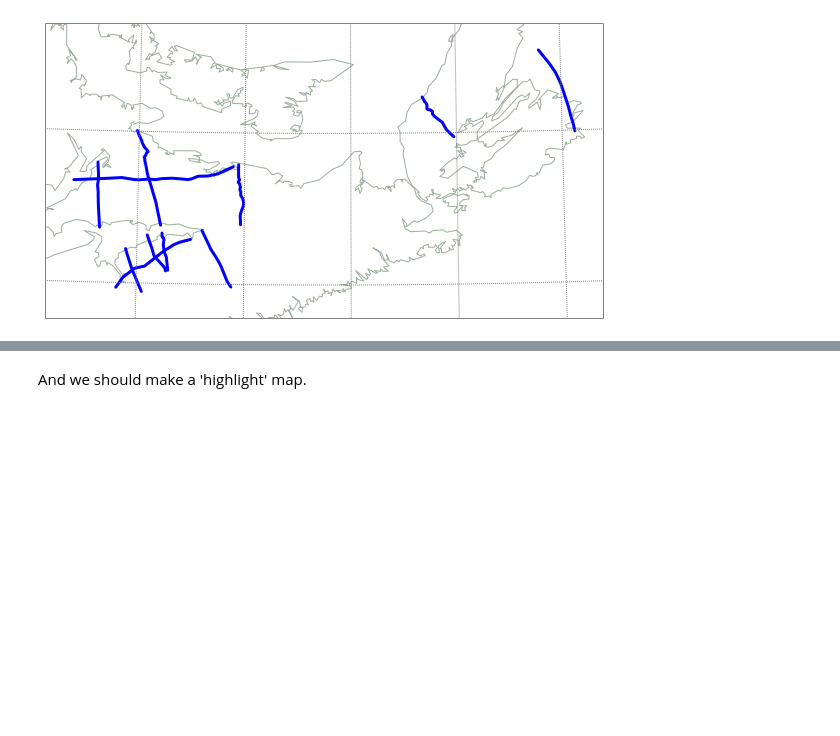
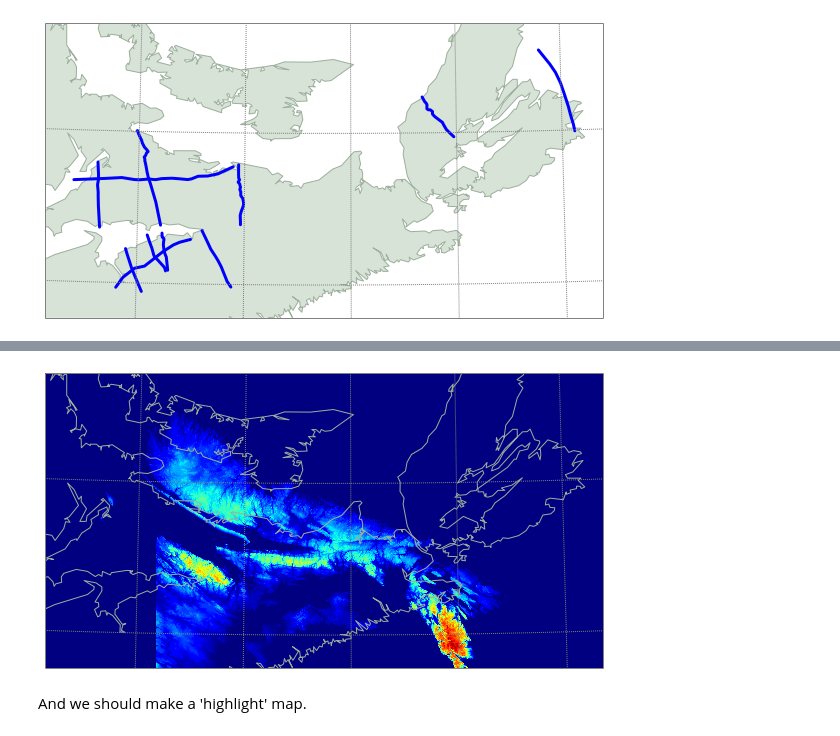
Before and after one commit to agilescientific/geotransect, a Jupyter notebook: notebooks/NS_basemap_inset.ipynb, the cells around one changed output, grey strips where cells are left out. Drawn from its saved outputs; the diff is of its cells as text; code cells hidden in the pictures; blank space fills up the shorter version.

```diff
--- a/notebooks/NS_basemap_inset.ipynb
+++ b/notebooks/NS_basemap_inset.ipynb
@@ -20,7 +22,7 @@ def make_basemap(ax, resolution='i'):
 def draw_basemap(bmap):
     bmap.drawcoastlines(color='#9caf9c')
     bmap.drawcountries()
-#    bmap.fillcontinents(color='#d8e3d8')
+    bmap.fillcontinents(color='#d8e3d8')
     bmap.drawmapboundary(color = 'gray')
     bmap.drawmeridians(np.arange(0, 360, 1), color='gray')
     bmap.drawparallels(np.arange(-90, 90, 1), color='gray')
@@ -192,0 +174,2 @@ image.shape
+# %%
+dem = os.path.join(env['HOME'], 'Dropbox/geotransect_test/data/elevation/NS_DEM_ascii.asc')
@@ -250,3 +233,39 @@ plt.show()
+# %%
+fig = plt.figure(figsize=(10,8))
+ax = fig.add_subplot(111)
+
+pad = 20000  # Interior padding in m
+
+with fiona.open(fname) as c:
+
+    # Get & convert bounds of shapefile.
+    llx, lly, urx, ury = c.bounds
+    ll = transform(project, Point(llx-pad, lly-pad))
+    ur = transform(project, Point(urx+pad, ury+pad))
+
+    mid = Point(ll.x + 0.5*(ur.x-ll.x), ll.y + 0.5*(ur.y - ll.y))
+
+    # Generate Basemap object.
+    m = Basemap(projection='tmerc',
+                lon_0=mid.x, lat_0=mid.y,
+                resolution='i',  # c, l, i, h, f
+                llcrnrlon=ll.x, llcrnrlat=ll.y,
+                urcrnrlon=ur.x, urcrnrlat=ur.y)
+
+ds = gdal.Open(dem)
+data = ds.ReadAsArray()
+np.flipud(data)
+x = np.linspace(0, m.urcrnrx, data.shape[1])
+y = np.linspace(0, m.urcrnry, data.shape[0])
+xx, yy = np.meshgrid(x, y)
+m.pcolormesh(xx, yy, data)
+
+# Finish drawing the basemap.
+draw_basemap(m)
+
+plt.show()
+# %% [output]
+[figure, added]
 # %% [markdown]
 And we should make a 'highlight' map.
 # %%
```
Also changed, not shown: parts of 24 cells of this notebook, 4 other files.
